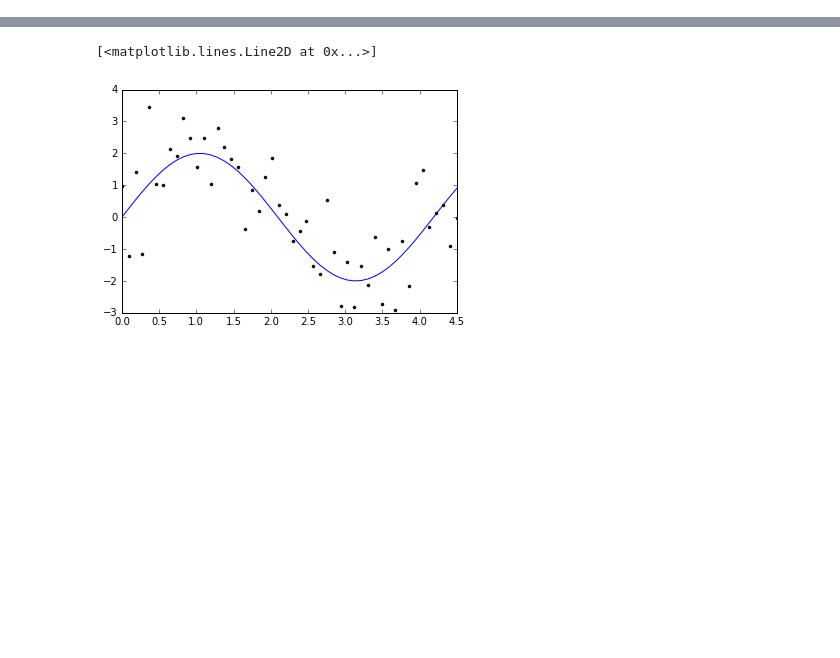
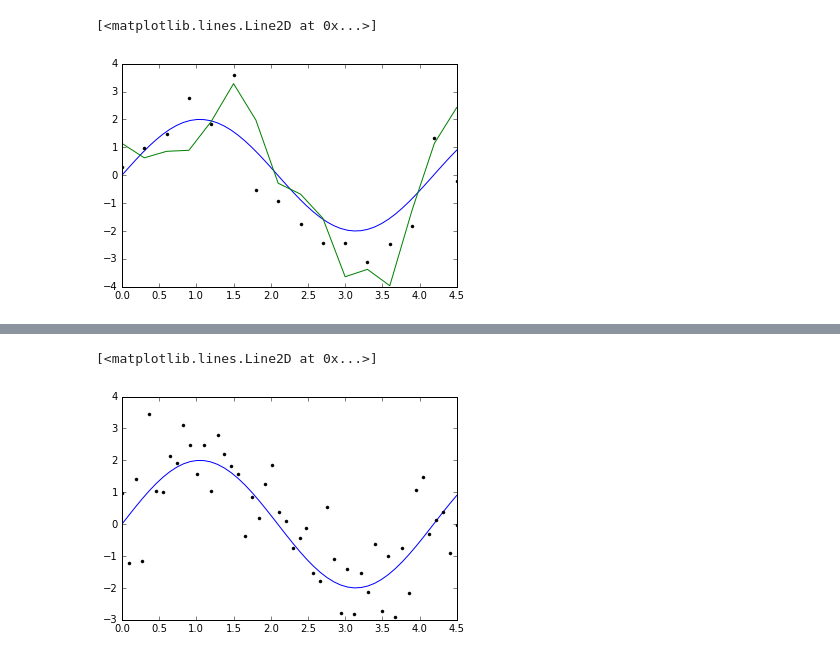
Before and after one commit to gmum/ml2017, a Jupyter notebook: L5.ipynb, the cells around one changed output, grey strips where cells are left out. Cells and saved outputs as stored; diff of their text form; code cells hidden in the pictures; blank space fills up the shorter version.

```diff
--- a/L5.ipynb
+++ b/L5.ipynb
@@ -76,0 +90,11 @@ def apply_polynomial(model, x):
+# %%
+# Tu sie dopasowalismy
+X_train, y_train = sample(16)
+overfitted_model = fit_polynomial(X_train, y_train, 15)
+p_y = apply_polynomial(overfitted_model, X_train)
+pl.plot(f_x, f_y)
+pl.plot(X_train, y, 'k.')
+pl.plot(X_train, p_y)
+# %% [output]
+[<matplotlib.lines.Line2D at 0x...>]
+[figure, added]
```
Also changed, not shown: parts of 20 cells of this notebook.
